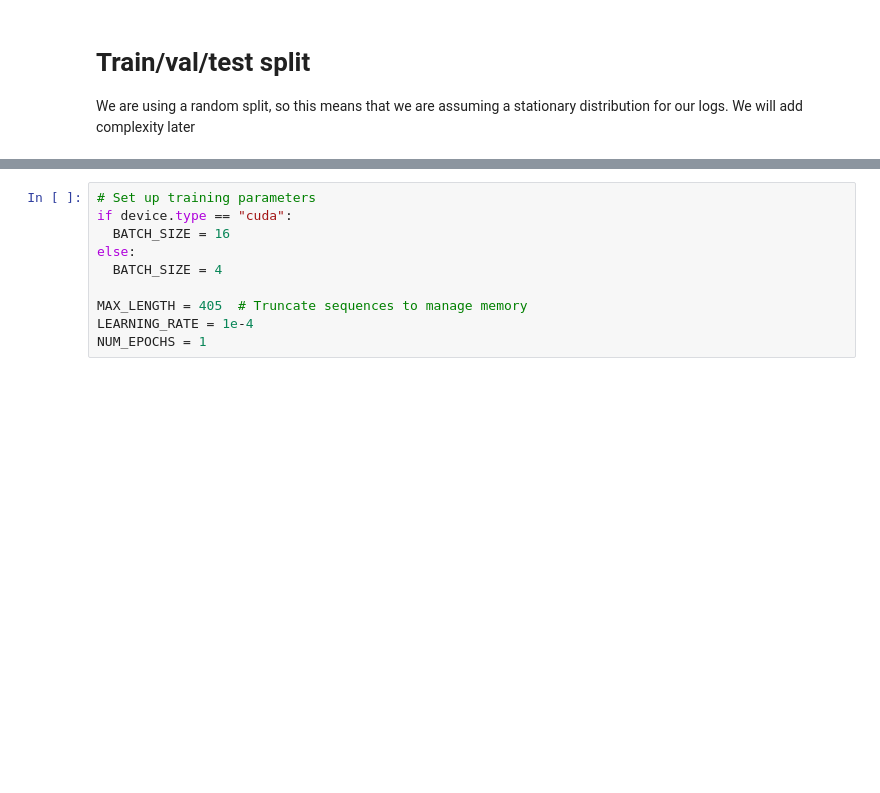
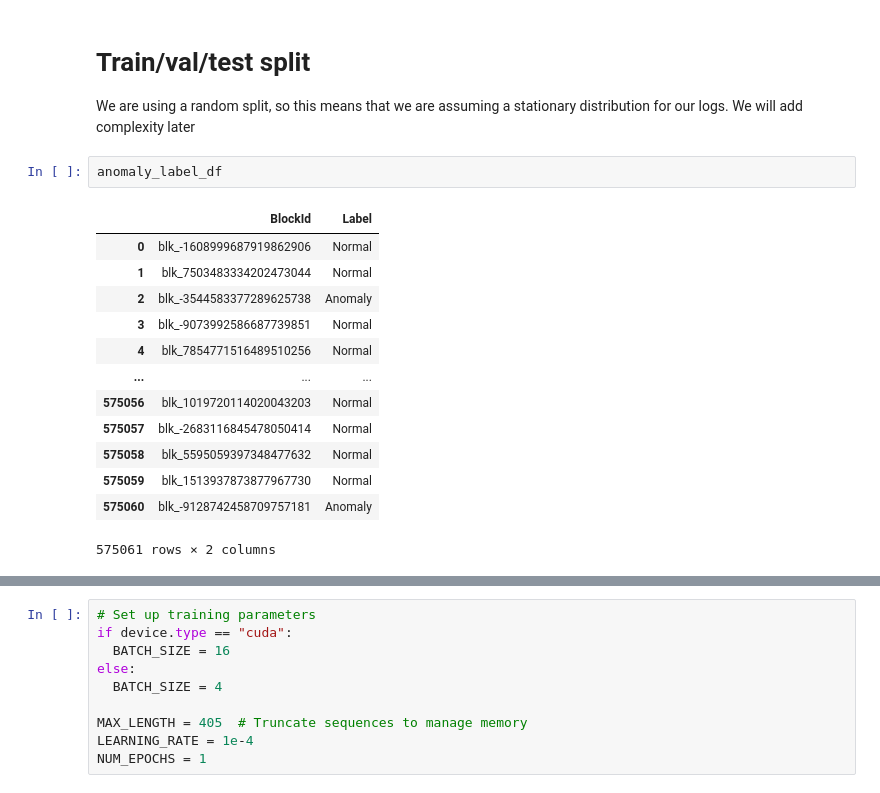
Before and after one commit to honicky/deep-log-analysis, a Jupyter notebook: Pythia Analysis.ipynb, the cells around one changed output, grey strips where cells are left out. Saved outputs shown, nothing was run; the diff lists cells and outputs as text; blank space fills up the shorter version.

```diff
--- a/Pythia Analysis.ipynb
+++ b/Pythia Analysis.ipynb
@@ -345,6 +330,22 @@ Using device: cuda
 # Train/val/test split
 
 We are using a random split, so this means that we are assuming a stationary distribution for our logs.  We will add complexity later
+# %%
+anomaly_label_df
+# %% [output]
+|  | BlockId | Label |
+| 0 | blk_-1608999687919862906 | Normal |
+| 1 | blk_7503483334202473044 | Normal |
+| 2 | blk_-3544583377289625738 | Anomaly |
+| 3 | blk_-9073992586687739851 | Normal |
+| 4 | blk_7854771516489510256 | Normal |
+| ... | ... | ... |
+| 575056 | blk_1019720114020043203 | Normal |
+| 575057 | blk_-2683116845478050414 | Normal |
+| 575058 | blk_5595059397348477632 | Normal |
+| 575059 | blk_1513937873877967730 | Normal |
+| 575060 | blk_-9128742458709757181 | Anomaly |
+575061 rows × 2 columns
 # %%
 from sklearn.model_selection import train_test_split
 
```
Also changed, not shown: parts of 15 cells of this notebook, 1 other file.
